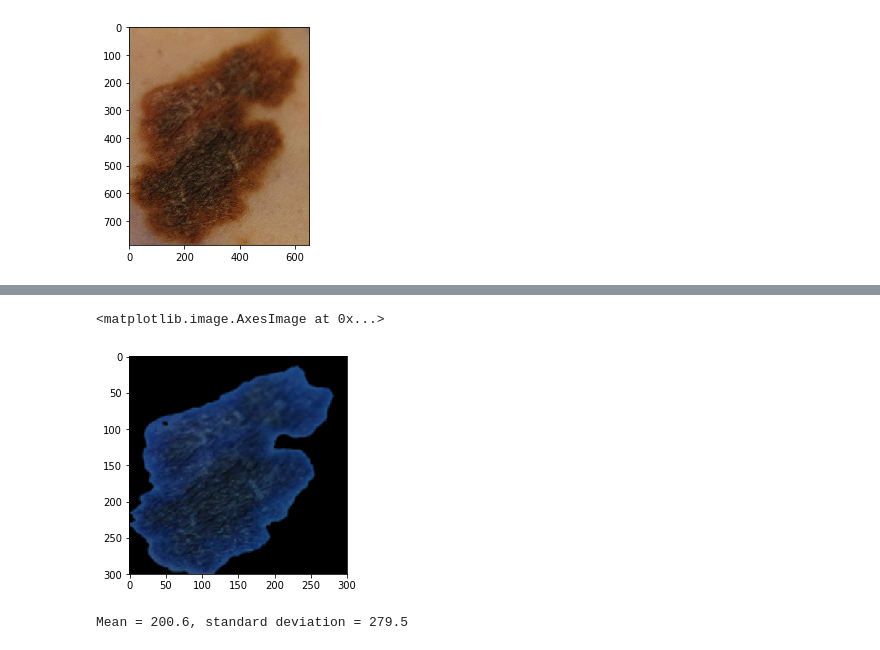
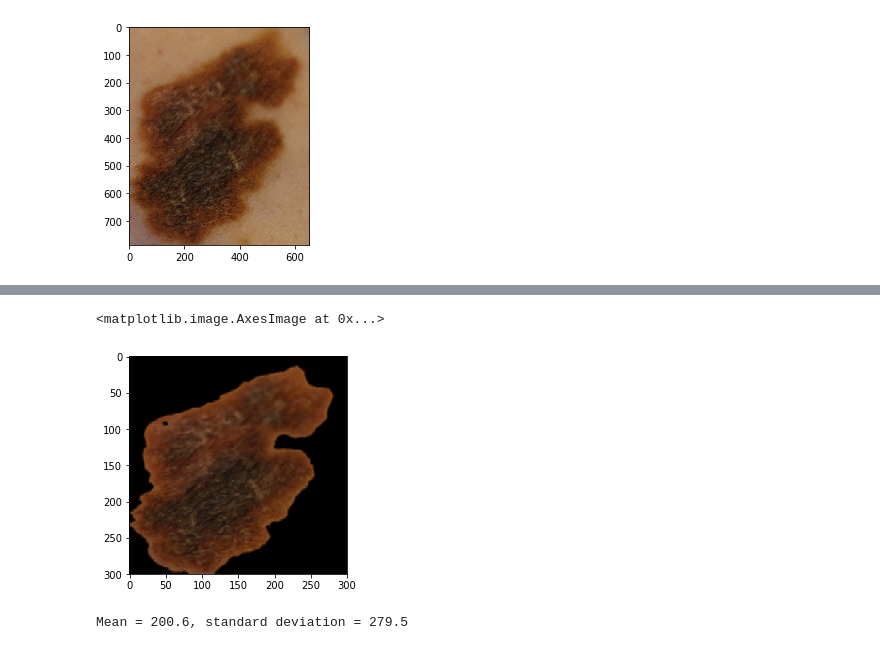
Before and after one commit to thiago092/melanoma_recognition, a Jupyter notebook: melanoma.ipynb, the cells around one changed output, grey strips where cells are left out. Drawn from its saved outputs; the diff is of its cells as text; code cells hidden in the pictures.

```diff
--- a/melanoma.ipynb
+++ b/melanoma.ipynb
@@ -67,13 +75,16 @@ img = cv2.bitwise_or(img, img, mask=dilate )
 # %%
 #Interpolação da imagem para preencher os vazios
 
 dilate = cv2.bitwise_not(dilate)
 inpaint = cv2.inpaint(img, dilate, 3,cv2.INPAINT_TELEA)
 
-plt.imshow(inpaint)
+
+inpaint1 = inpaint[:,:,::-1]
+
+plt.imshow(inpaint1)
 # %% [output]
 <matplotlib.image.AxesImage at 0x...>
-[figure, old version]
+[figure, new version]
 # %%
 #processamento cor
 
```
Also changed, not shown: parts of 9 cells of this notebook.
